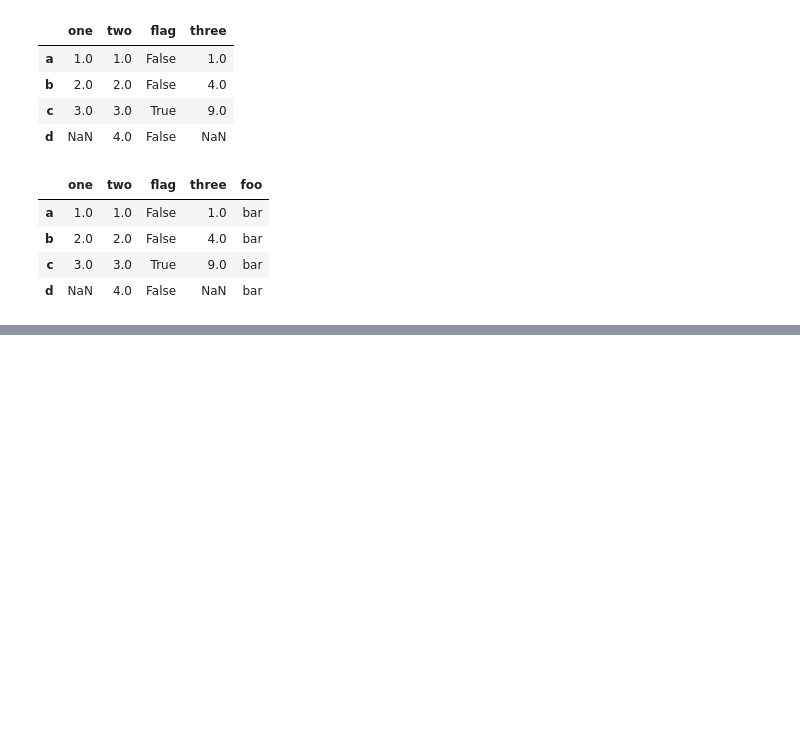
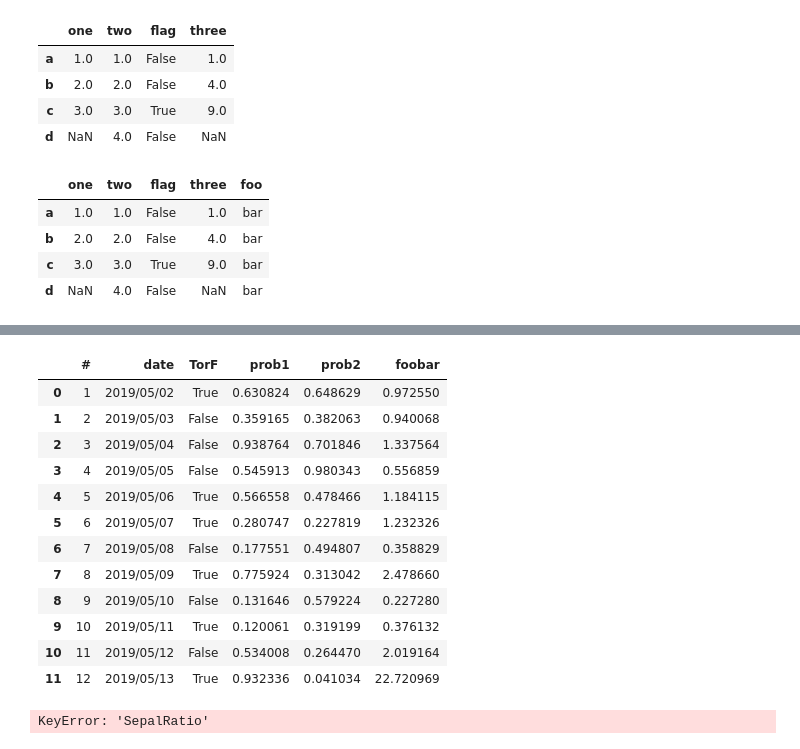
Before and after one commit to ktmrmshk/notebook, a Jupyter notebook: pandas.ipynb, the cells around one changed output, grey strips where cells are left out. Drawn from its saved outputs; the diff is of its cells as text; code cells hidden in the pictures; blank space fills up the shorter version.

Commit message:
added example data

```diff
--- a/pandas.ipynb
+++ b/pandas.ipynb
@@ -111,0 +120,3 @@ df
+# %%
+c=pd.read_csv('example.csv')
+c
@@ -111,0 +162,20 @@ df
+# %%
+c.assign(foobar=c['prob1']/c['prob2'])
+# %% [output]
+|  | # | date | TorF | prob1 | prob2 | foobar |
+| 0 | 1 | 2019/05/02 | True | 0.630824 | 0.648629 | 0.972550 |
+| 1 | 2 | 2019/05/03 | False | 0.359165 | 0.382063 | 0.940068 |
+| 2 | 3 | 2019/05/04 | False | 0.938764 | 0.701846 | 1.337564 |
+| 3 | 4 | 2019/05/05 | False | 0.545913 | 0.980343 | 0.556859 |
+| 4 | 5 | 2019/05/06 | True | 0.566558 | 0.478466 | 1.184115 |
+| 5 | 6 | 2019/05/07 | True | 0.280747 | 0.227819 | 1.232326 |
+| 6 | 7 | 2019/05/08 | False | 0.177551 | 0.494807 | 0.358829 |
+| 7 | 8 | 2019/05/09 | True | 0.775924 | 0.313042 | 2.478660 |
+| 8 | 9 | 2019/05/10 | False | 0.131646 | 0.579224 | 0.227280 |
+| 9 | 10 | 2019/05/11 | True | 0.120061 | 0.319199 | 0.376132 |
+| 10 | 11 | 2019/05/12 | False | 0.534008 | 0.264470 | 2.019164 |
+| 11 | 12 | 2019/05/13 | True | 0.932336 | 0.041034 | 22.720969 |
+# %%
+c[['prob1','prob2']].plot(kind='scatter', x='SepalRatio', y='PetalRatio')
+# %% [output]
+KeyError: 'SepalRatio'
```
Also changed, not shown: parts of 5 cells of this notebook, 1 other file.
